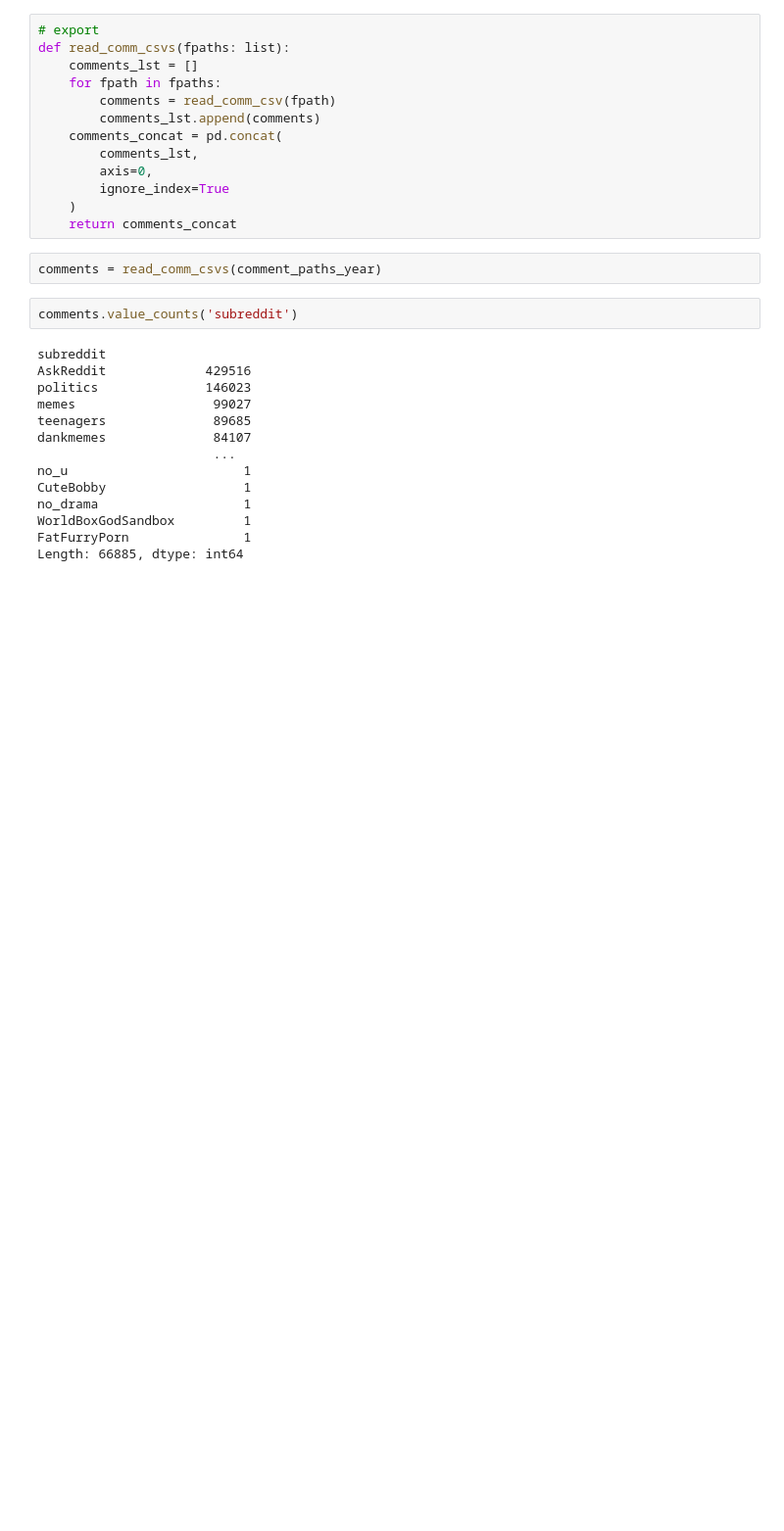
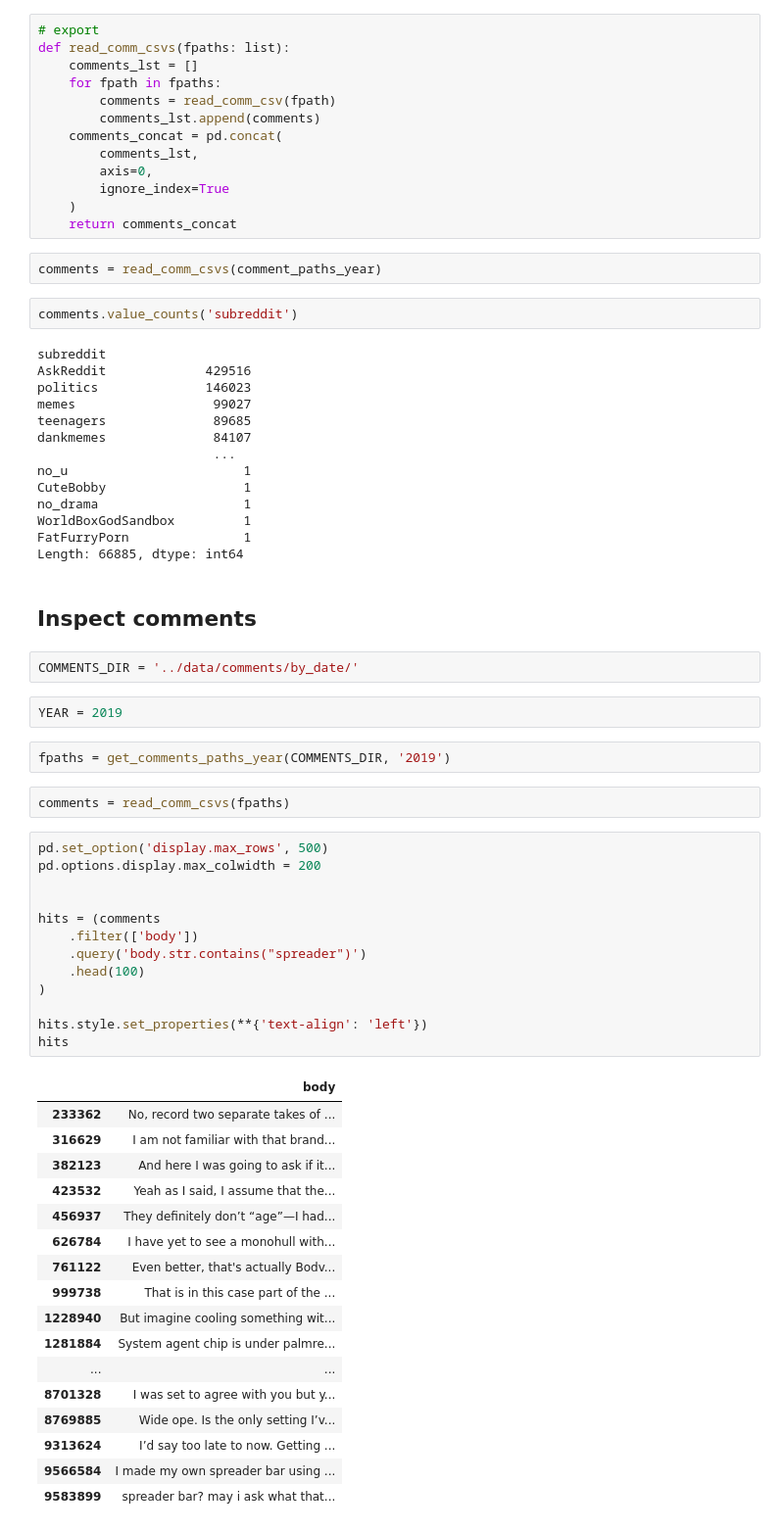
Before and after one commit to wuqui/neocov, a Jupyter notebook: 00_read_data.ipynb, the cells around one changed output. Shown at 98% size. Cells and saved outputs as stored; diff of their text form; blank space fills up the shorter version.

Commit message:
add inspect comments

```diff
--- a/00_read_data.ipynb
+++ b/00_read_data.ipynb
@@ -149,3 +149,44 @@ no_drama                   1
 WorldBoxGodSandbox         1
 FatFurryPorn               1
 Length: 66885, dtype: int64
+# %% [markdown]
+## Inspect comments
+# %%
+COMMENTS_DIR = '../data/comments/by_date/'
+# %%
+YEAR = 2019
+# %%
+fpaths = get_comments_paths_year(COMMENTS_DIR, '2019')
+# %%
+comments = read_comm_csvs(fpaths)
+# %%
+pd.set_option('display.max_rows', 500)
+pd.options.display.max_colwidth = 200
+
+
+hits = (comments
+	.filter(['body'])
+	.query('body.str.contains("spreader")')
+	.head(100)
+)
+
+hits.style.set_properties(**{'text-align': 'left'})
+hits
+# %% [output]
+|  | body |
+| 233362 | No, record two separate takes of ... |
+| 316629 | I am not familiar with that brand... |
+| 382123 | And here I was going to ask if it... |
+| 423532 | Yeah as I said, I assume that the... |
+| 456937 | They definitely don’t “age”—I had... |
+| 626784 | I have yet to see a monohull with... |
+| 761122 | Even better, that's actually Bodv... |
+| 999738 | That is in this case part of the ... |
+| 1228940 | But imagine cooling something wit... |
+| 1281884 | System agent chip is under palmre... |
+| ... | ... |
+| 8701328 | I was set to agree with you but y... |
+| 8769885 | Wide ope. Is the only setting I’v... |
+| 9313624 | I’d say too late to now. Getting ... |
+| 9566584 | I made my own spreader bar using ... |
+| 9583899 | spreader bar? may i ask what that... |
```
Also changed, not shown: 4 other files.
